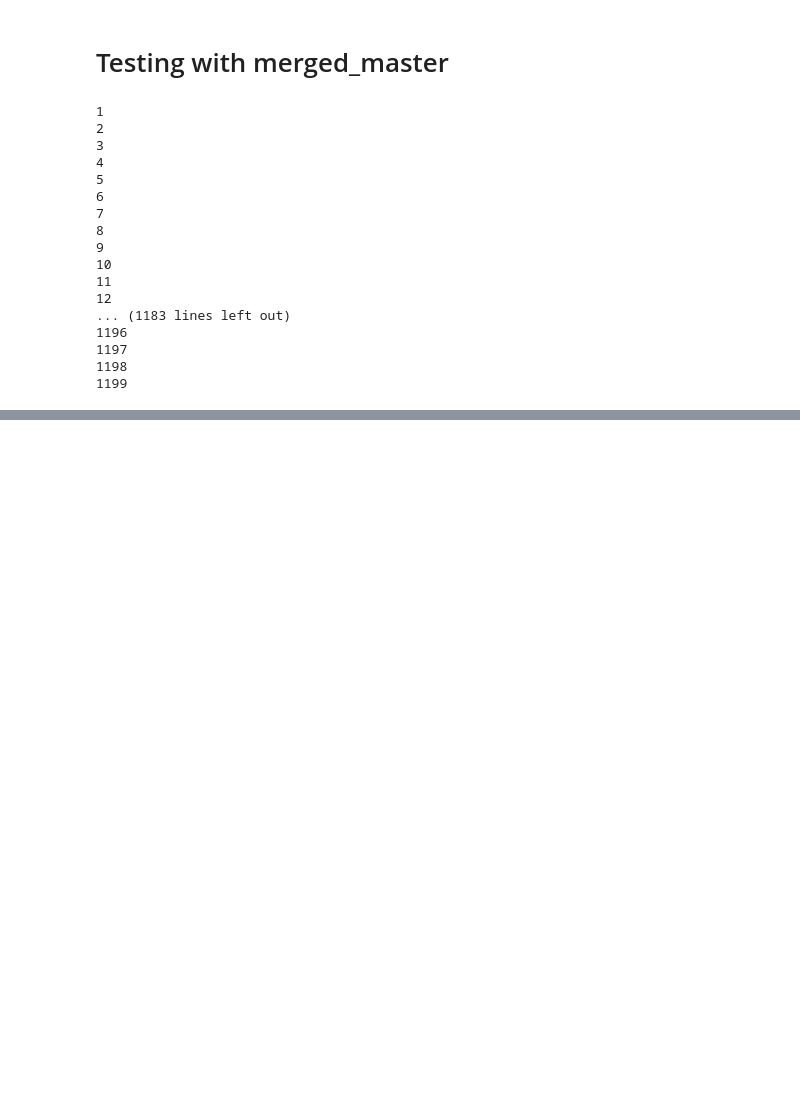
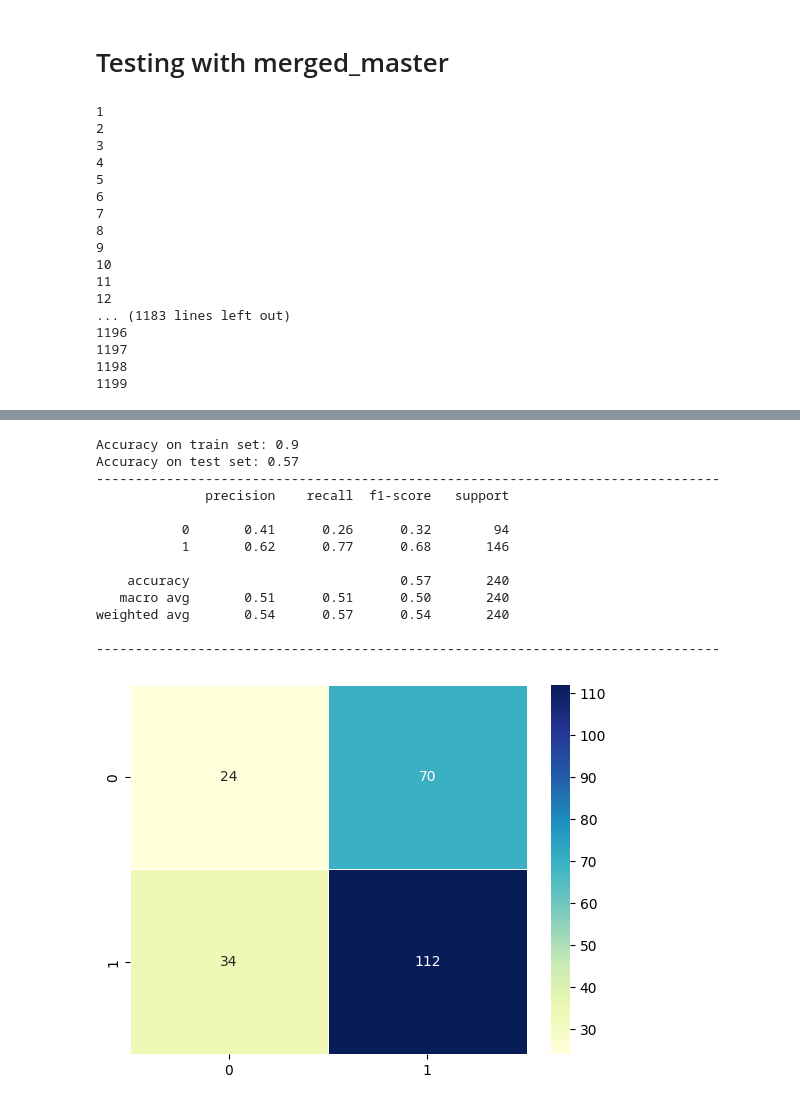
Before and after one commit to Boat84/Capstone-project, a Jupyter notebook: testing_jt.ipynb, the cells around one changed output, grey strips where cells are left out. Drawn from its saved outputs; the diff is of its cells as text; code cells hidden in the pictures; blank space fills up the shorter version.

```diff
--- a/testing_jt.ipynb
+++ b/testing_jt.ipynb
@@ -279,0 +425,4 @@ weighted avg       0.57      0.61      0.47       240
+# %%
+age_dummies = pd.get_dummies(df_corr['age_rating_number'], prefix = 'age', drop_first=True)
+# %%
+df_corr_dum = pd.concat([df_corr, age_dummies], axis=1)
@@ -279,0 +442,6 @@ weighted avg       0.57      0.61      0.47       240
+# %%
+X_meta = df_corr_dum.drop(['imdbid', 'title', 'year','age_rating', 'genre', 'description',
+       'director', 'runtime_minutes','domestic_gross','age_rating_number',
+       'worldwide_gross','genre_1', 'genre_2', 'genre_3', 'financial_success', 'ROI'], axis=1)
+y_meta = df_corr['financial_success']
+X_train, X_test, y_train, y_test = train_test_split(X_meta, y_meta, test_size=0.2, random_state=42)
@@ -279,0 +462,34 @@ weighted avg       0.57      0.61      0.47       240
+# %%
+
+meta_base = XGBClassifier()
+meta_base.fit(X_train, y_train)
+
+y_pred_train = meta_base.predict(X_train)
+y_pred = meta_base.predict(X_test)
+
+# Print accuracy of our model
+print("Accuracy on train set:", round(accuracy_score(y_train, y_pred_train), 2))
+print("Accuracy on test set:", round(accuracy_score(y_test, y_pred), 2))
+print("--------"*10)
+
+# Print classification report of our model
+print(classification_report(y_test, y_pred))
+print("--------"*10)
+
+cm = confusion_matrix(y_test, y_pred)
+sns.heatmap(cm, cmap='YlGnBu', annot=True, fmt='d', linewidths=.5);
+# %% [output]
+Accuracy on train set: 0.9
+Accuracy on test set: 0.57
+--------------------------------------------------------------------------------
+              precision    recall  f1-score   support
+
+           0       0.41      0.26      0.32        94
+           1       0.62      0.77      0.68       146
+
+    accuracy                           0.57       240
+   macro avg       0.51      0.51      0.50       240
+weighted avg       0.54      0.57      0.54       240
+
+--------------------------------------------------------------------------------
+[figure, added]
```
Also changed, not shown: parts of 15 cells of this notebook, 1 other file.
